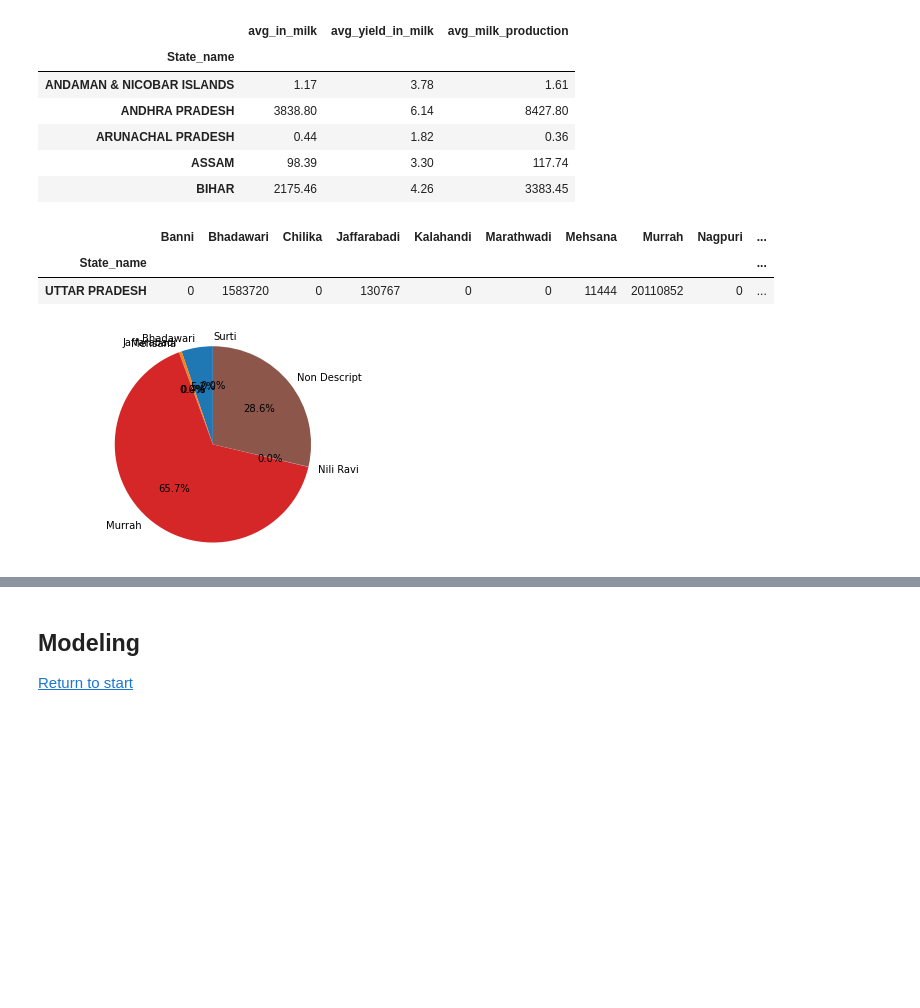
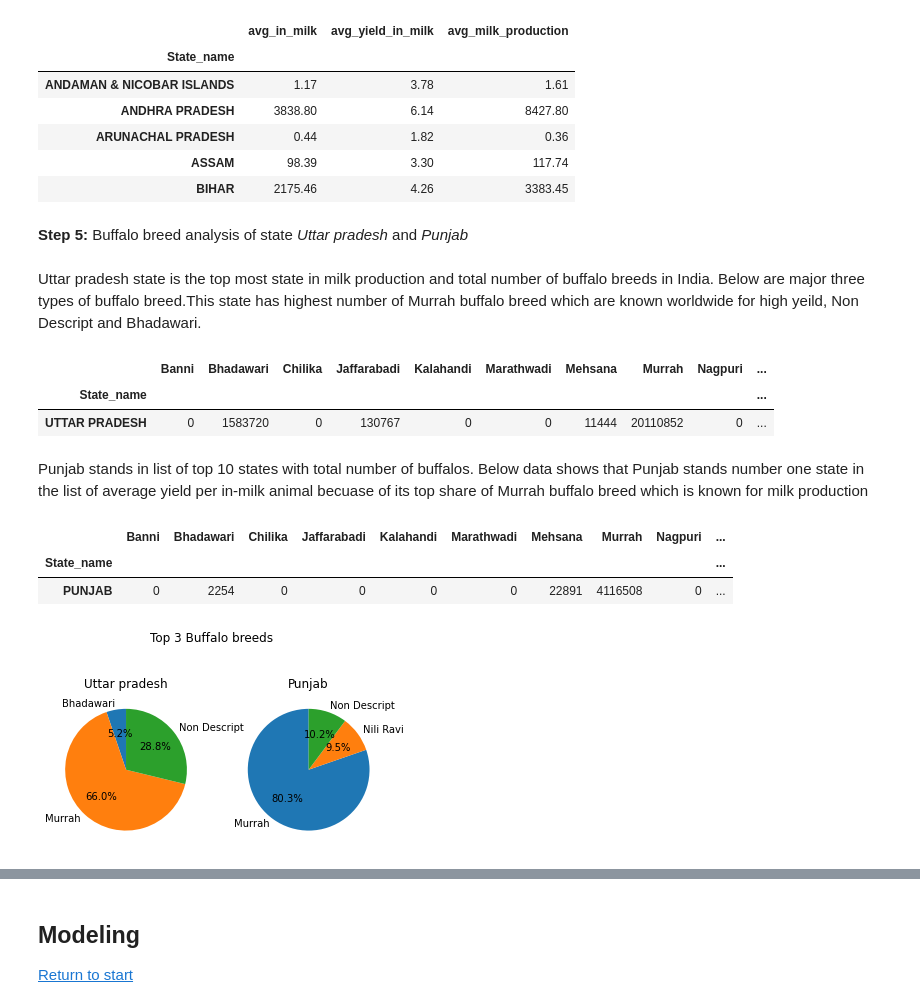
Before and after one commit to cybertraining-dsc/fa20-523-326, a Jupyter notebook: project/project_notebook.ipynb, the cells around one changed output, grey strips where cells are left out. Cells and saved outputs as stored; diff of their text form; code cells hidden in the pictures; blank space fills up the shorter version.

```diff
--- a/project/project_notebook.ipynb
+++ b/project/project_notebook.ipynb
@@ -275,20 +272,39 @@ buffalo_df[["avg_in_milk","avg_yield_in_milk","avg_milk_production"]].head()
 | ARUNACHAL PRADESH | 0.44 | 1.82 | 0.36 |
 | ASSAM | 98.39 | 3.30 | 117.74 |
 | BIHAR | 2175.46 | 4.26 | 3383.45 |
+# %% [markdown]
+**Step 5:** Buffalo breed analysis of state *Uttar pradesh* and *Punjab*
+# %% [markdown]
+Uttar pradesh state is the top most state in milk production and total number of buffalo breeds in India. Below are major three types of buffalo breed.This state has highest number of Murrah buffalo breed which are known worldwide for high yeild, Non Descript and Bhadawari.
 # %%
 top_state_df = buffalo_df.loc[buffalo_df.total_buffalo == np.max(buffalo_df.total_buffalo)]
+labels1 = ["Bhadawari","Murrah","Non Descript"]
+sizes1 = [1583720,20110852,8772357]
 top_state_df[["Banni","Bhadawari","Chilika","Jaffarabadi","Kalahandi","Marathwadi","Mehsana",
               "Murrah","Nagpuri","Nili Ravi","Non Descript","Pandharpuri","Surti","Toda"]]
 # %% [output]
 |  | Banni | Bhadawari | Chilika | Jaffarabadi | Kalahandi | Marathwadi | Mehsana | Murrah | Nagpuri | ... |
 | State_name |  |  |  |  |  |  |  |  |  | ... |
 | UTTAR PRADESH | 0 | 1583720 | 0 | 130767 | 0 | 0 | 11444 | 20110852 | 0 | ... |
-# %%
-labels = ["Bhadawari","Jaffarabadi","Mehsana","Murrah","Nili Ravi","Non Descript","Surti"]
-sizes = [1583720,130767,11444,20110852,12519,8772357,2508]
-fig1, ax1 = plt.subplots()
-ax1.pie(sizes, labels=labels, autopct='%1.1f%%',startangle=90)
-ax1.axis('equal')  # Equal aspect ratio ensures that pie is drawn as a circle.
-plt.show()
-# %% [output]
-[figure, removed]
+# %% [markdown]
+Punjab stands in list of top 10 states with total number of buffalos. Below data shows that Punjab stands number one state in the list of average yield per in-milk animal becuase of its top share of Murrah buffalo breed which is known for milk production
+# %%
+top_state_df = buffalo_df.loc[buffalo_df.index == "PUNJAB"]
+labels2 = ["Murrah","Nili Ravi","Non Descript"]
+sizes2 = [4116508,485940,523218]
+top_state_df[["Banni","Bhadawari","Chilika","Jaffarabadi","Kalahandi","Marathwadi","Mehsana",
+              "Murrah","Nagpuri","Nili Ravi","Non Descript","Pandharpuri","Surti","Toda"]]
+# %% [output]
+|  | Banni | Bhadawari | Chilika | Jaffarabadi | Kalahandi | Marathwadi | Mehsana | Murrah | Nagpuri | ... |
+| State_name |  |  |  |  |  |  |  |  |  | ... |
+| PUNJAB | 0 | 2254 | 0 | 0 | 0 | 0 | 22891 | 4116508 | 0 | ... |
+# %%
+fig, (ax0,ax1) = plt.subplots(1, 2)
+fig.suptitle('Top 3 Buffalo breeds')
+ax0.set_title('Uttar pradesh')
+ax1.set_title('Punjab')
+ax0.pie(sizes1, labels=labels1, autopct='%1.1f%%',startangle=90)
+ax1.pie(sizes2, labels=labels2, autopct='%1.1f%%',startangle=90)
+plt.show()
+# %% [output]
+[figure, added]
```
Also changed, not shown: parts of 4 cells of this notebook.
